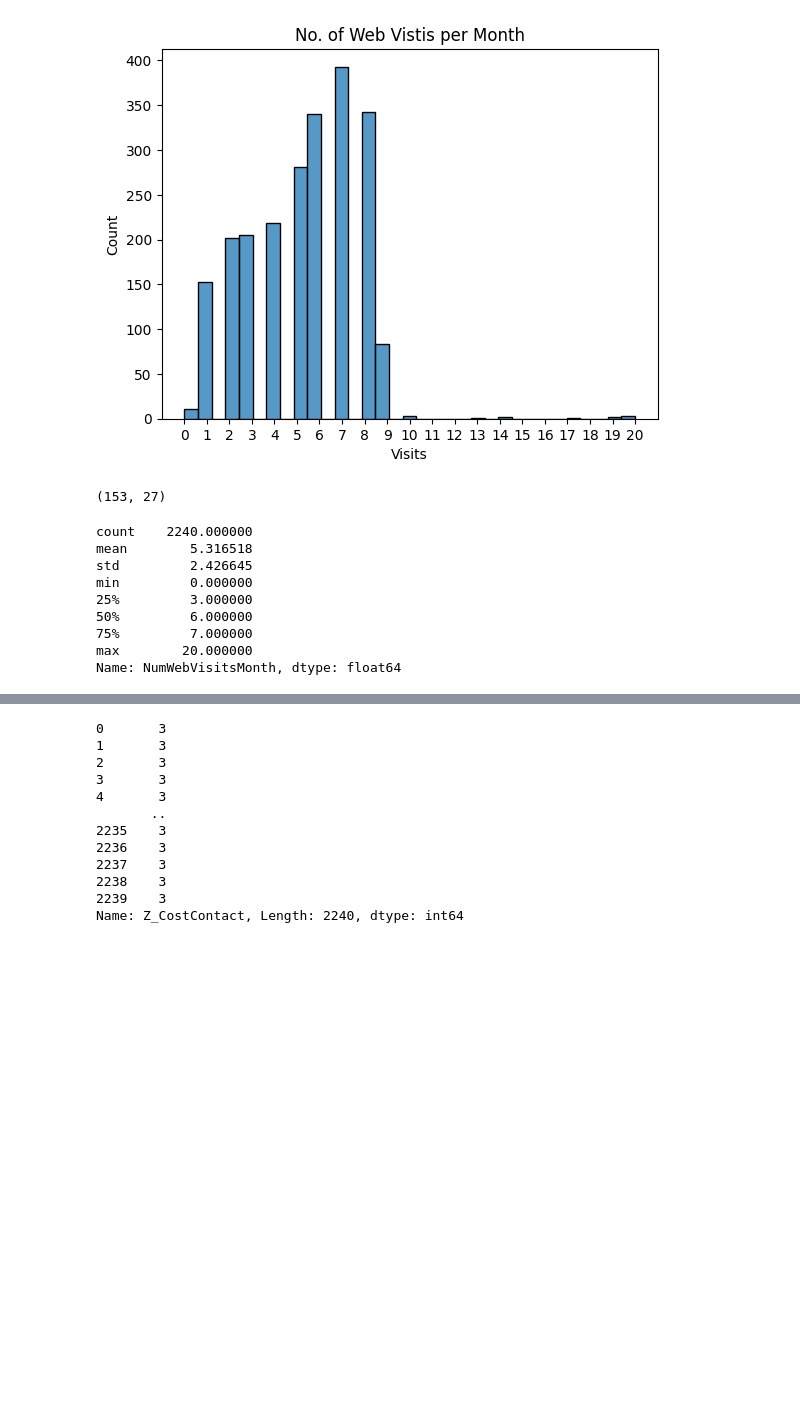
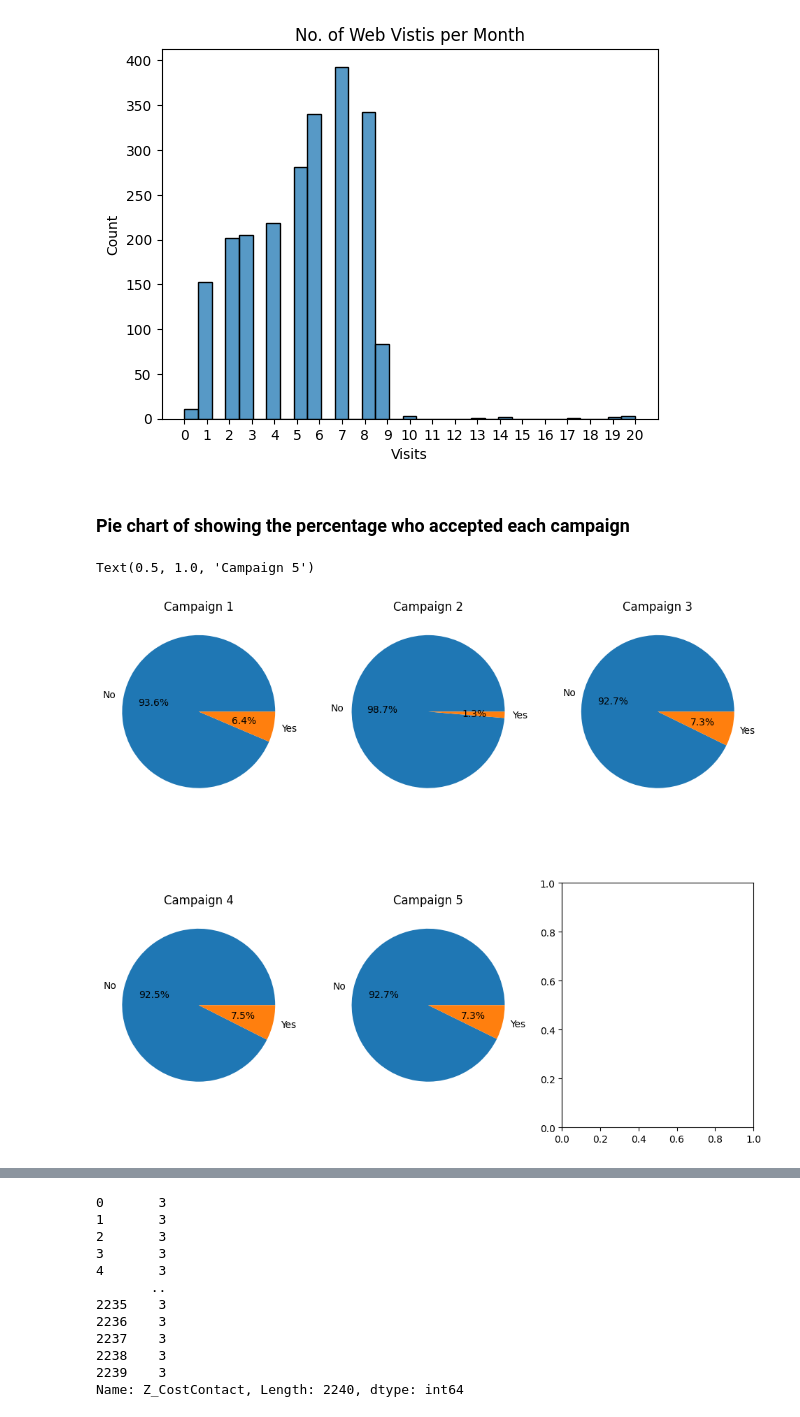
Before and after one commit to vikaschauhan734/customer_personality_analysis, a Jupyter notebook: notebook.ipynb, the cells around one changed output, grey strips where cells are left out. Cells and saved outputs as stored; diff of their text form; code cells hidden in the pictures; blank space fills up the shorter version.

```diff
--- a/notebook.ipynb
+++ b/notebook.ipynb
@@ -329,19 +329,20 @@ plt.xticks(ticks=range(0,21),labels=range(0,21))
 plt.show()
 # %% [output]
 [figure]
-# %%
-df[df['NumWebVisitsMonth'] == 1].shape
-# %% [output]
-(153, 27)
-# %%
-df['NumWebVisitsMonth'].describe()
-# %% [output]
-count    2240.000000
-mean        5.316518
-std         2.426645
-min         0.000000
-25%         3.000000
-50%         6.000000
-75%         7.000000
-max        20.000000
-Name: NumWebVisitsMonth, dtype: float64
+# %% [markdown]
+### Pie chart of showing the percentage who accepted each campaign
+# %%
+fig, ax = plt.subplots(2,3,figsize=(12,10))
+ax[0,0].pie(df['AcceptedCmp1'].value_counts().values, labels=["No","Yes"], autopct='%1.1f%%')
+ax[0,0].set_title("Campaign 1")
+ax[0,1].pie(df['AcceptedCmp2'].value_counts().values, labels=["No","Yes"], autopct='%1.1f%%')
+ax[0,1].set_title("Campaign 2")
+ax[0,2].pie(df['AcceptedCmp3'].value_counts().values, labels=["No","Yes"], autopct='%1.1f%%')
+ax[0,2].set_title("Campaign 3")
+ax[1,0].pie(df['AcceptedCmp4'].value_counts().values, labels=["No","Yes"], autopct='%1.1f%%')
+ax[1,0].set_title("Campaign 4")
+ax[1,1].pie(df['AcceptedCmp5'].value_counts().values, labels=["No","Yes"], autopct='%1.1f%%')
+ax[1,1].set_title("Campaign 5")
+# %% [output]
+Text(0.5, 1.0, 'Campaign 5')
+[figure, added]
```
Also changed, not shown: parts of 9 cells of this notebook, 5 other files.
